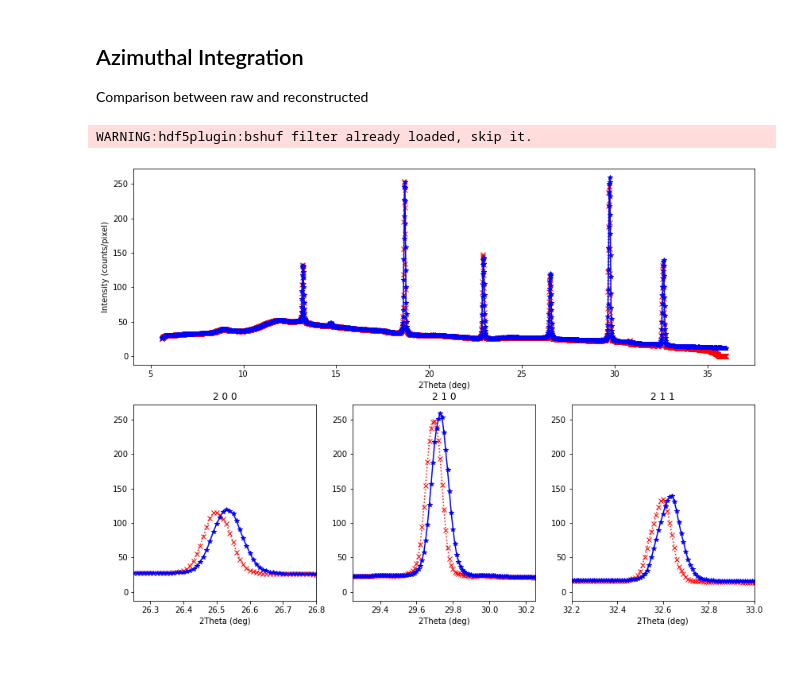
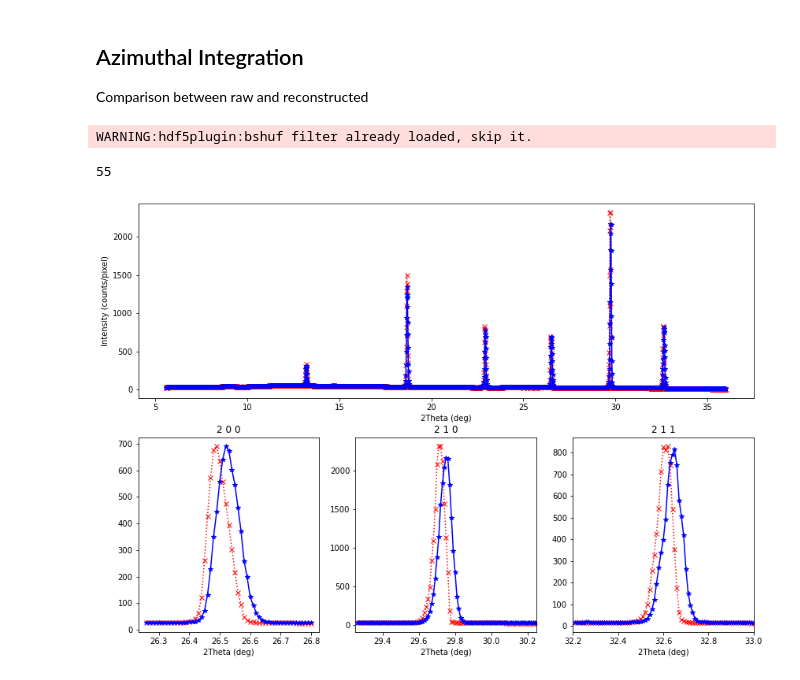
Before and after one commit to maxiv-science/xtrace, a Jupyter notebook: notebooks/presentation.ipynb, the cells around one changed output. Drawn from its saved outputs; the diff is of its cells as text; code cells hidden in the pictures.

```diff
--- a/notebooks/presentation.ipynb
+++ b/notebooks/presentation.ipynb
@@ -22,8 +22,6 @@ with h5py.File(filename,'r') as h5f:
 #Removing raw parts of image:
 #-1 -> detector gaps, -2 -> hot pixels + extreme values
 mask = np.logical_or(data==np.uint32(-1),data==np.uint32(-2))
-vmax = np.percentile(data[~mask],99.9)
-mask = np.logical_or(mask, data>vmax)
 img = data.copy()
 img[mask] = 0
 mask = ~mask
@@ -173,41 +171,46 @@ def integrate(img):
        _rmask = mask[_lidx]*_wgt_split[_lidx,k]
        # integrate data
        idata_bc += np.bincount(_ridx,weights=_rimg,minlength=len(xtth))
        ndata_bc += np.bincount(_ridx,weights=_rmask,minlength=len(xtth))
     inorm_bc = np.full_like(xtth,np.nan)
     lidx = ndata_bc>0
     inorm_bc[lidx] = idata_bc[lidx]/ndata_bc[lidx]
     return inorm_bc
 
 az_img_smooth = integrate(img_smooth)
 az_recovered = integrate(recovered_img)
 
+deg_xtth = xtth*rad2deg
+peak200 = np.logical_and(26.25 < deg_xtth, deg_xtth < 26.8)
+peak210 = np.logical_and(29.25 < deg_xtth, deg_xtth < 30.25)
+peak211 = np.logical_and(32.2 < deg_xtth, deg_xtth < 33.0)
+
+print(np.sum(peak200))
 # show integrated data
 plt.figure(figsize=(14,10))
 plt.subplot(2,3,(1,3))
-plt.plot(xtth*rad2deg, az_recovered, "r:x")
-plt.plot(xtth*rad2deg, az_img_smooth, "b-*")
-#plt.xlim((0,5))
+plt.plot(deg_xtth, az_recovered, "r:x")
+plt.plot(deg_xtth, az_img_smooth, "b-*")
 plt.xlabel('2Theta (deg)')
 plt.ylabel('Intensity (counts/pixel)');
 plt.subplot(2,3,4)
-plt.plot(xtth*rad2deg, az_recovered, "r:x")
-plt.plot(xtth*rad2deg, az_img_smooth, "b-*")
-plt.xlim((26.25,26.8)) #choose 13-14 to see unaltered peak
+plt.plot(deg_xtth[peak200], az_recovered[peak200], "r:x")
+plt.plot(deg_xtth[peak200], az_img_smooth[peak200], "b-*")
 plt.xlabel('2Theta (deg)')
 plt.title('2 0 0');
 plt.subplot(2,3,5)
-plt.plot(xtth*rad2deg, az_recovered, "r:x")
-plt.plot(xtth*rad2deg, az_img_smooth, "b-*")
+plt.plot(deg_xtth[peak210], az_recovered[peak210], "r:x")
+plt.plot(deg_xtth[peak210], az_img_smooth[peak210], "b-*")
 plt.xlim((29.25,30.25))
 plt.xlabel('2Theta (deg)')
 plt.title('2 1 0');
 plt.subplot(2,3,6)
-plt.plot(xtth*rad2deg, az_recovered, "r:x")
-plt.plot(xtth*rad2deg, az_img_smooth, "b-*")
+plt.plot(deg_xtth[peak211], az_recovered[peak211], "r:x")
+plt.plot(deg_xtth[peak211], az_img_smooth[peak211], "b-*")
 plt.xlim((32.2,33.0))
 plt.xlabel('2Theta (deg)')
 plt.title('2 1 1');
 # %% [output]
 WARNING:hdf5plugin:bshuf filter already loaded, skip it.
+55
-[figure, old version]
+[figure, new version]
```
Also changed, not shown: parts of 2 cells of this notebook, 1 other file.
